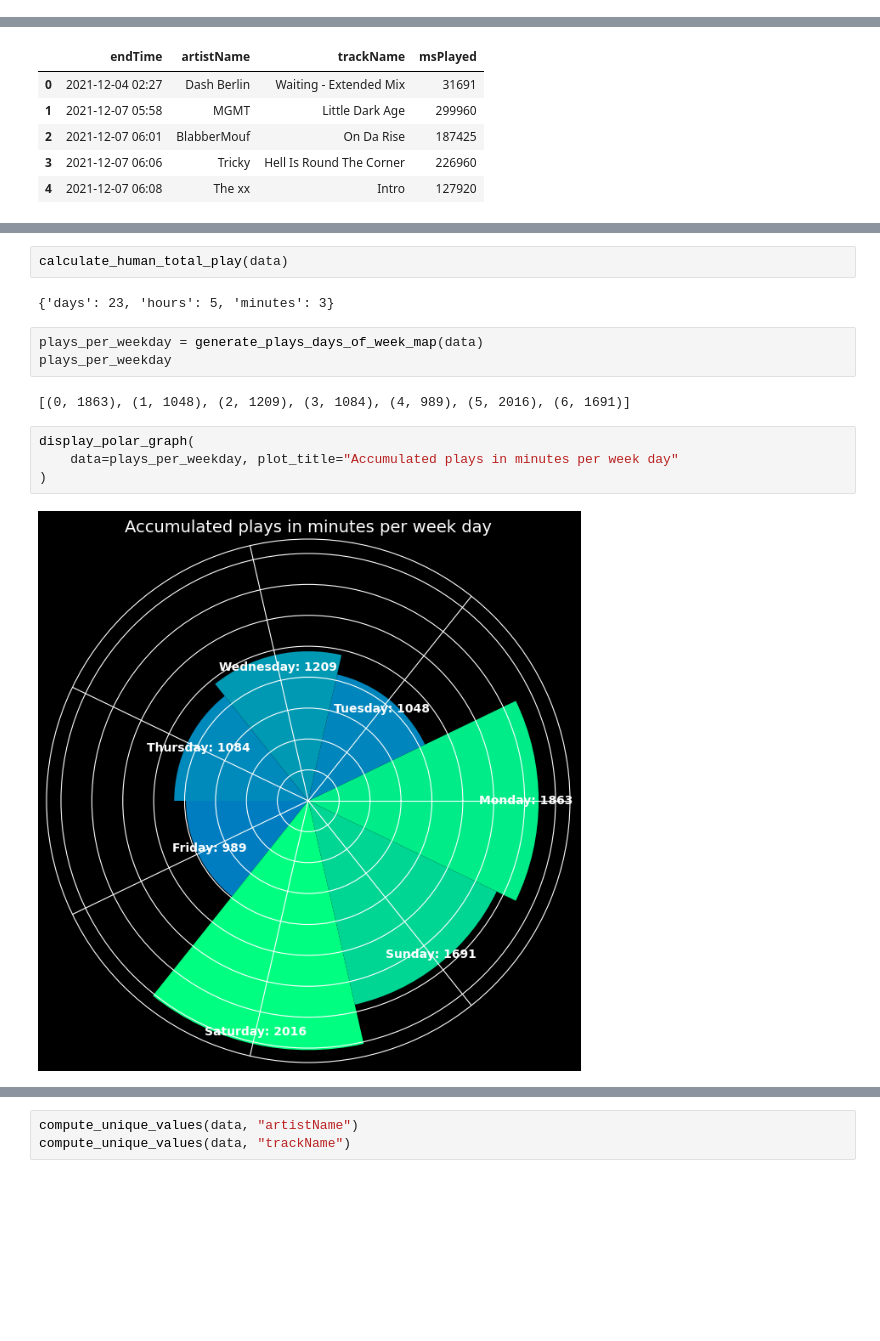
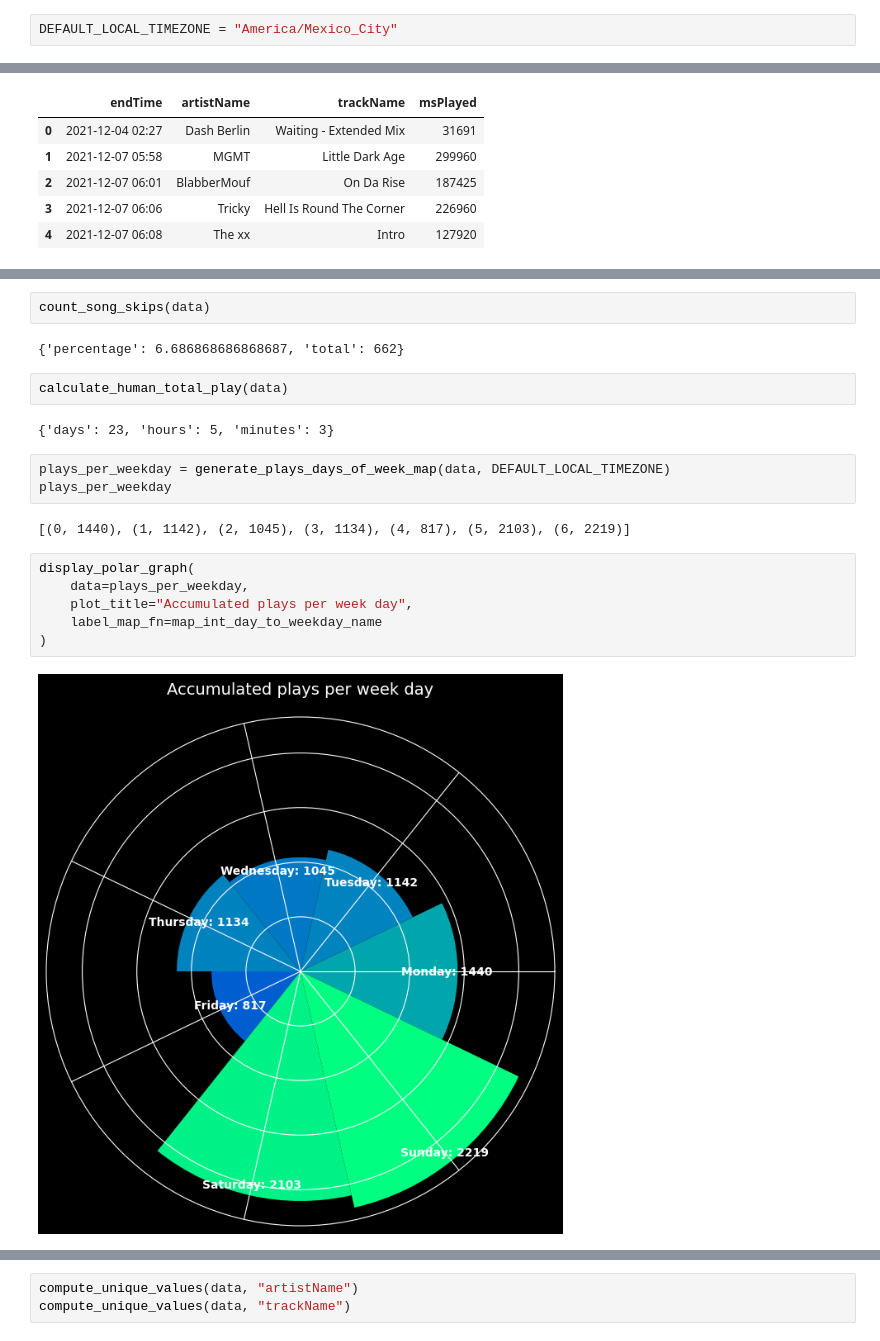
Before and after one commit to dbetm/spotify-wrapy, a Jupyter notebook: exp.ipynb, the cells around one changed output, grey strips where cells are left out. Saved outputs shown, nothing was run; the diff lists cells and outputs as text; blank space fills up the shorter version.

```diff
--- a/exp.ipynb
+++ b/exp.ipynb
@@ -10,3 +7,5 @@ from utils import load_streaming_history_data
+# %%
+DEFAULT_LOCAL_TIMEZONE = "America/Mexico_City"
 # %%
 data = load_streaming_history_data()
 data.head()
@@ -26,16 +48,22 @@ from wrapy import (
 )
+# %%
+count_song_skips(data)
+# %% [output]
+{'percentage': 6.686868686868687, 'total': 662}
 # %%
 calculate_human_total_play(data)
 # %% [output]
 {'days': 23, 'hours': 5, 'minutes': 3}
 # %%
-plays_per_weekday = generate_plays_days_of_week_map(data)
+plays_per_weekday = generate_plays_days_of_week_map(data, DEFAULT_LOCAL_TIMEZONE)
 plays_per_weekday
 # %% [output]
-[(0, 1863), (1, 1048), (2, 1209), (3, 1084), (4, 989), (5, 2016), (6, 1691)]
+[(0, 1440), (1, 1142), (2, 1045), (3, 1134), (4, 817), (5, 2103), (6, 2219)]
 # %%
 display_polar_graph(
-    data=plays_per_weekday, plot_title="Accumulated plays in minutes per week day"
+    data=plays_per_weekday,
+    plot_title="Accumulated plays per week day",
+    label_map_fn=map_int_day_to_weekday_name
 )
 # %% [output]
-[figure, old version]
+[figure, new version]
```
Also changed, not shown: parts of 9 cells of this notebook, 3 other files.
